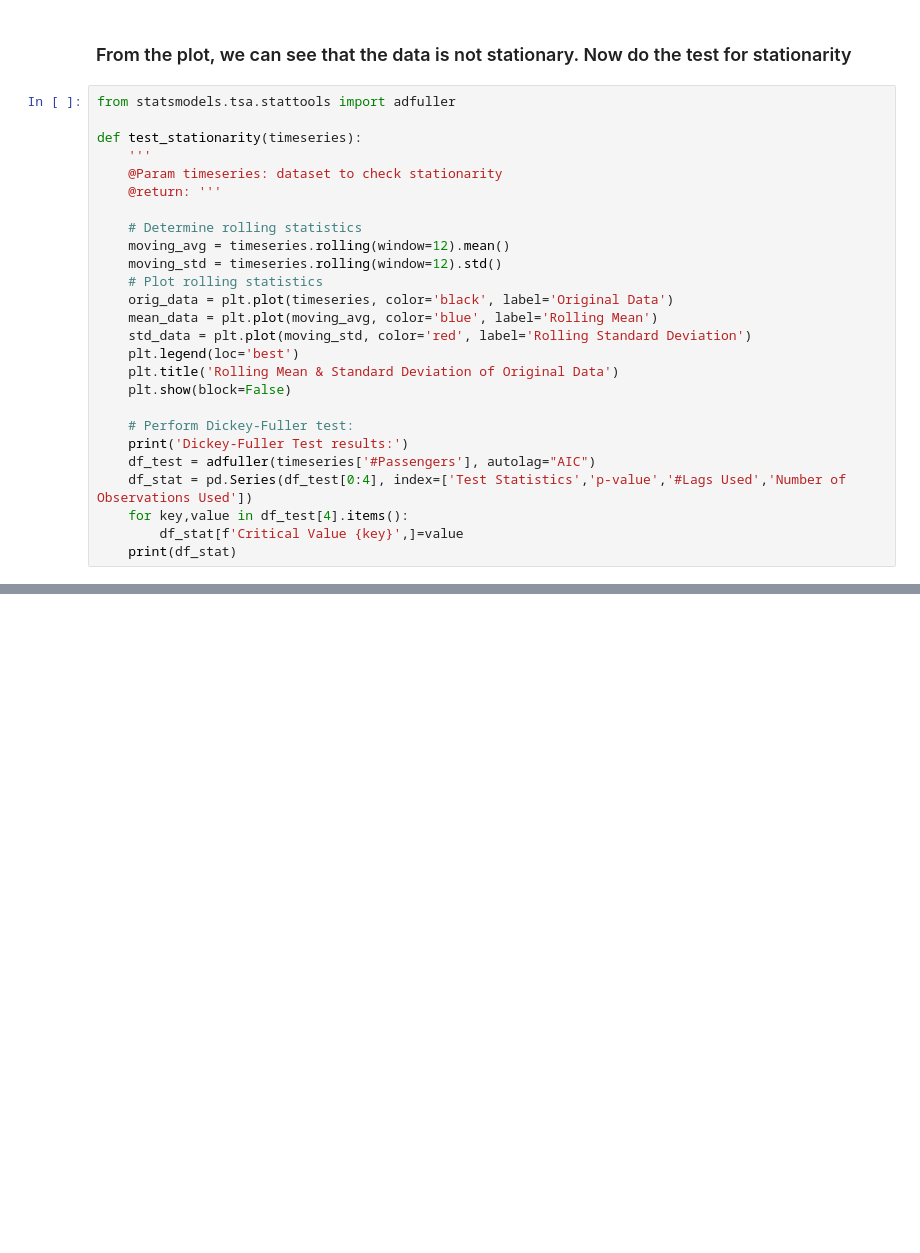
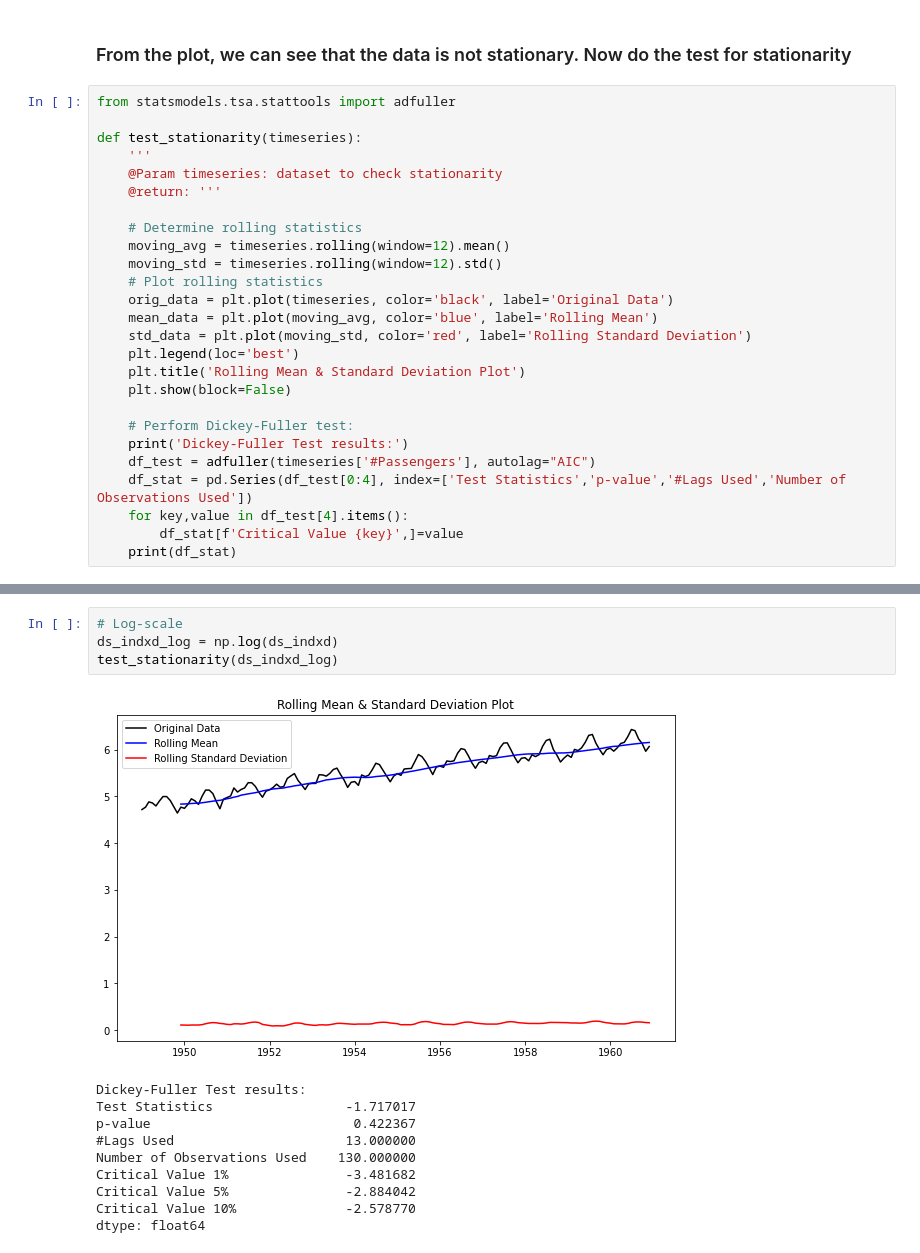
Before and after one commit to emddarn/time-series-prediction, a Jupyter notebook: time_series_prediction.ipynb, the cells around one changed output, grey strips where cells are left out. Drawn from its saved outputs; the diff is of its cells as text; blank space fills up the shorter version.

Commit message:
stationarity check

```diff
--- a/time_series_prediction.ipynb
+++ b/time_series_prediction.ipynb
@@ -90,7 +90,7 @@ def test_stationarity(timeseries):
     mean_data = plt.plot(moving_avg, color='blue', label='Rolling Mean')
     std_data = plt.plot(moving_std, color='red', label='Rolling Standard Deviation')
     plt.legend(loc='best')
-    plt.title('Rolling Mean & Standard Deviation of Original Data')
+    plt.title('Rolling Mean & Standard Deviation Plot')
     plt.show(block=False)
 
     # Perform Dickey-Fuller test:
@@ -115,0 +120,15 @@ dtype: float64
+# %%
+# Log-scale
+ds_indxd_log = np.log(ds_indxd)
+test_stationarity(ds_indxd_log)
+# %% [output]
+[figure, added]
+Dickey-Fuller Test results:
+Test Statistics                 -1.717017
+p-value                          0.422367
+#Lags Used                      13.000000
+Number of Observations Used    130.000000
+Critical Value 1%               -3.481682
+Critical Value 5%               -2.884042
+Critical Value 10%              -2.578770
+dtype: float64
```
Also changed, not shown: parts of 16 cells of this notebook.
